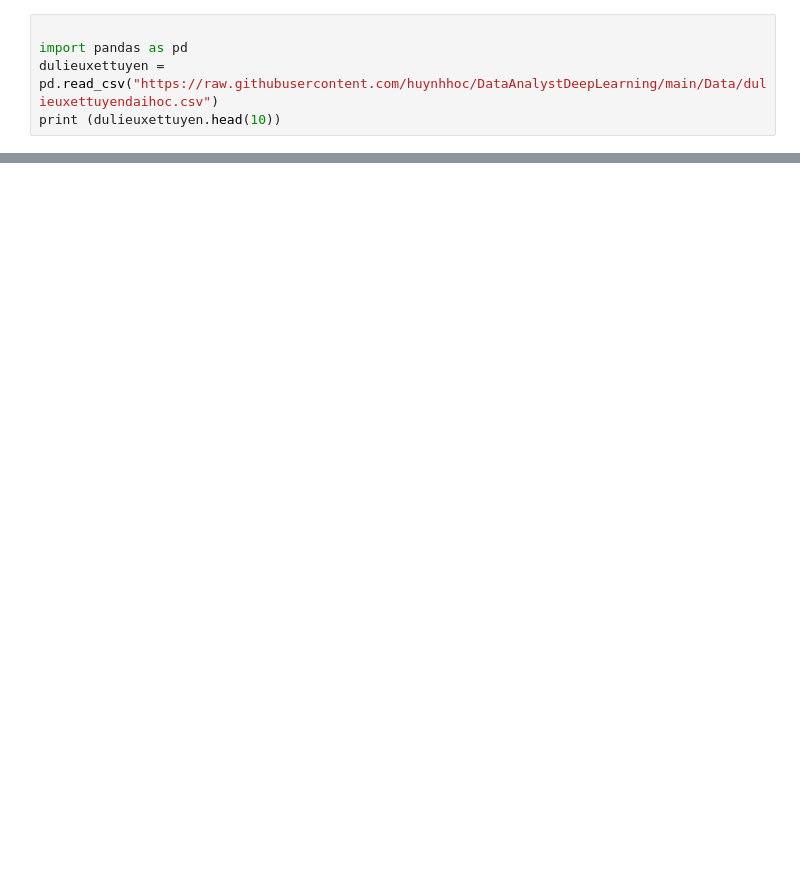
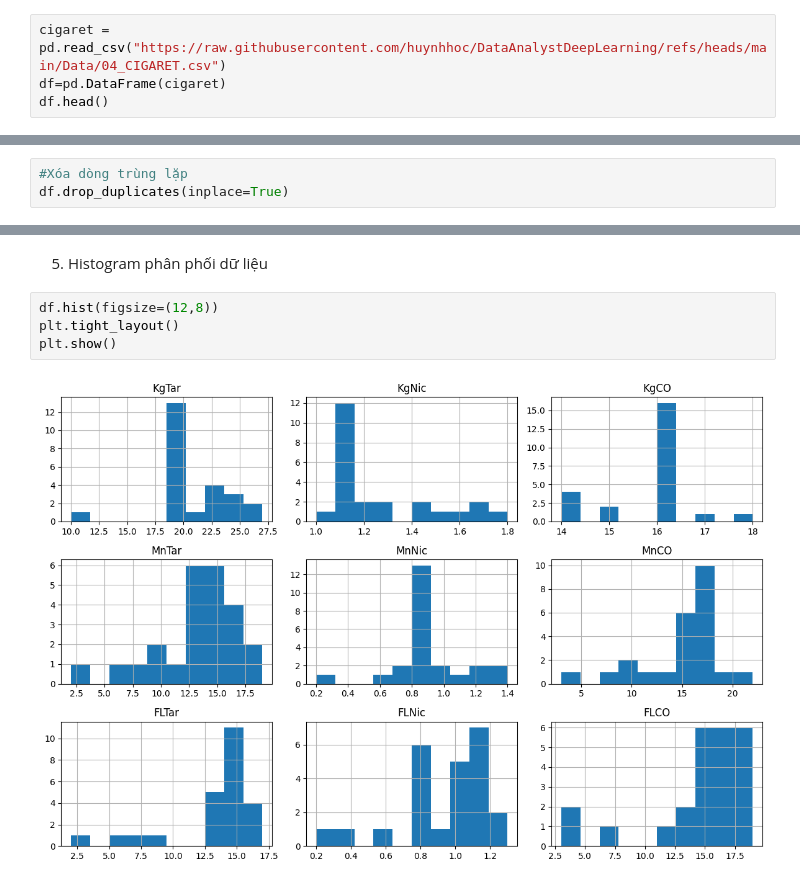
Before and after one commit to nhuwynh07/THDeepLearning, a Jupyter notebook: DL_Tuan1.ipynb, the cells around one changed output, grey strips where cells are left out. Drawn from its saved outputs; the diff is of its cells as text; blank space fills up the shorter version.

```diff
--- a/DL_Tuan1.ipynb
+++ b/DL_Tuan1.ipynb
@@ -128,6 +10,5 @@ Requirement already satisfied: six>=1.5 in /usr/local/lib/python3.12/dist-packag
 # %%
-
-import pandas as pd
-dulieuxettuyen = pd.read_csv("https://raw.githubusercontent.com/huynhhoc/DataAnalystDeepLearning/main/Data/dulieuxettuyendaihoc.csv")
-print (dulieuxettuyen.head(10))
+cigaret = pd.read_csv("https://raw.githubusercontent.com/huynhhoc/DataAnalystDeepLearning/refs/heads/main/Data/04_CIGARET.csv")
+df=pd.DataFrame(cigaret)
+df.head()
 # %% [output]
@@ -170,0 +53,3 @@ None
+# %%
+#Xóa dòng trùng lặp
+df.drop_duplicates(inplace=True)
@@ -170,0 +74,8 @@ None
+# %% [markdown]
+5. Histogram phân phối dữ liệu
+# %%
+df.hist(figsize=(12,8))
+plt.tight_layout()
+plt.show()
+# %% [output]
+[figure, added]
```
Also changed, not shown: parts of 30 cells of this notebook.
